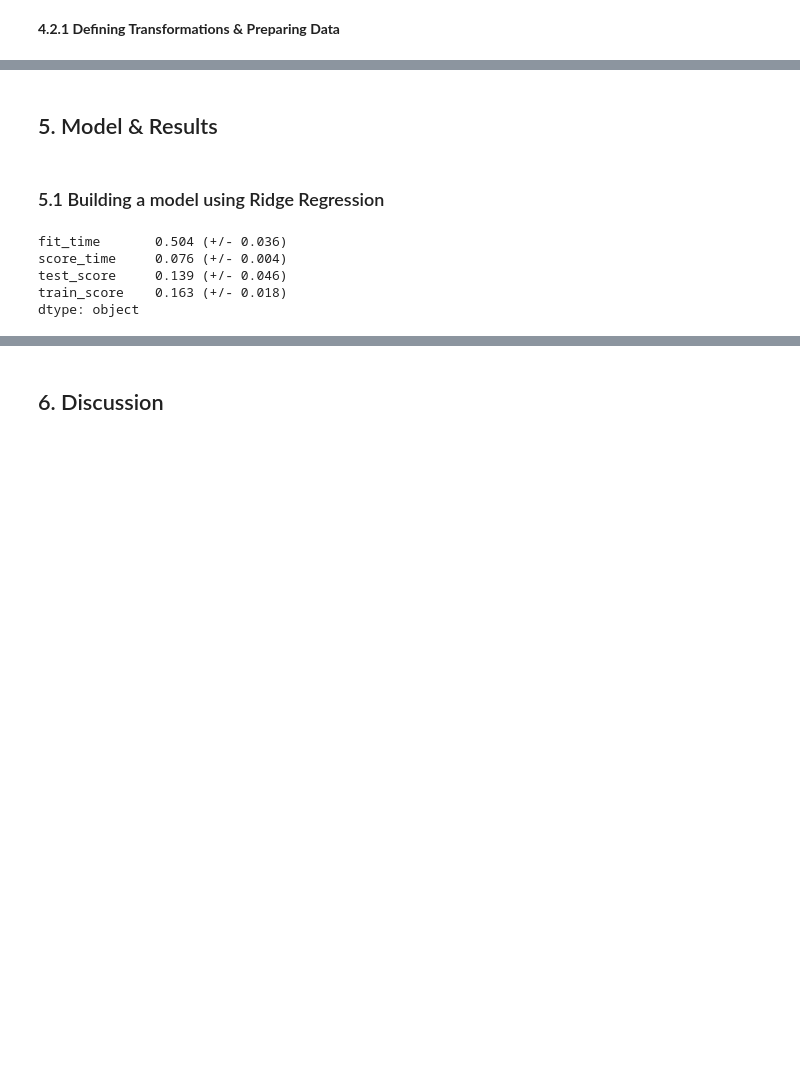
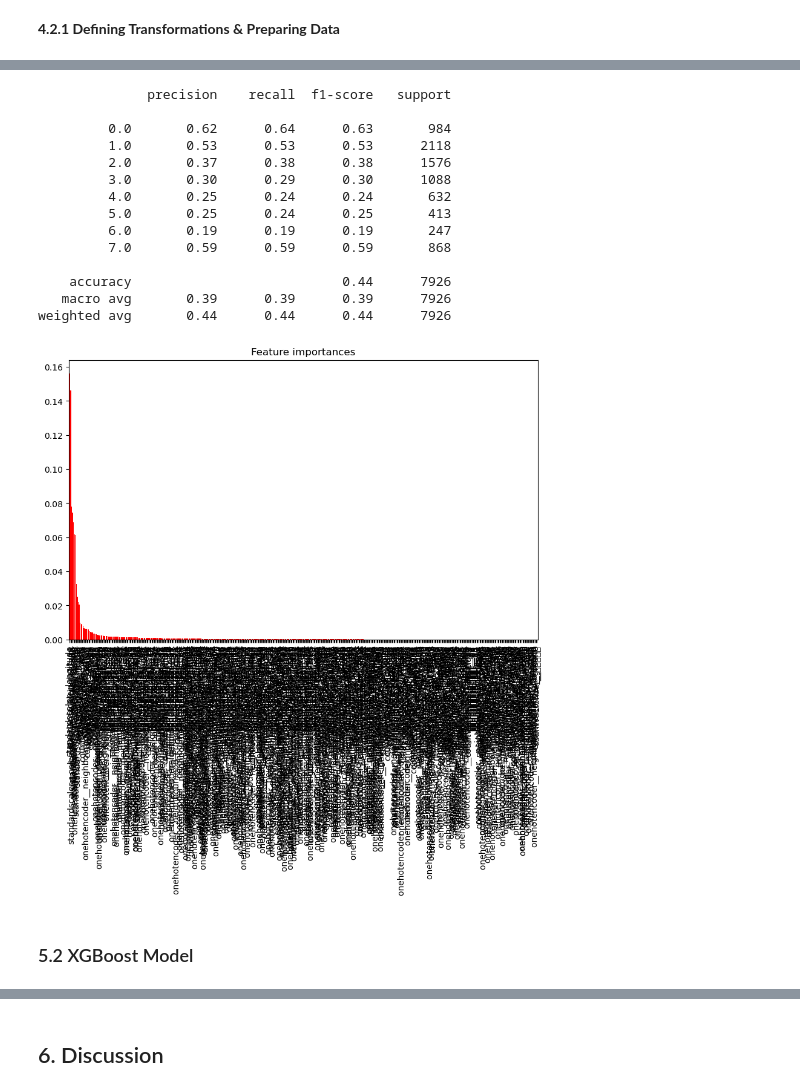
Before and after one commit to DSCI-310-2024/DSCI_310_Group_9_NY-airbnb-analysis, a Jupyter notebook: src/milestone_1.ipynb, the cells around one changed output, grey strips where cells are left out. Saved outputs shown, nothing was run; the diff lists cells and outputs as text; code cells hidden in the pictures; blank space fills up the shorter version.

```diff
--- a/src/milestone_1.ipynb
+++ b/src/milestone_1.ipynb
@@ -311,10 +344,8 @@ Drop Columns: ['host_name', 'host_id', 'id', 'license', 'last_review']
 # %%
-train_df, test_df = train_test_split(data, test_size=0.2, shuffle=True)
-
 X_train = train_df.drop(['price'], axis=1)
-y_train = train_df['price']
+y_train = train_df['price_category']
 X_test = test_df.drop(['price'], axis=1)
-y_test = test_df['price']
+y_test = test_df['price_category']
 
 print(f'Train Shape: {train_df.shape}\nTest Shape: {test_df.shape}\n')
 
@@ -596,10 +560,9 @@ preprocessor = make_column_transformer(
 
 We can implement a Dummy Regressor model as a baseline to assess our model with.
 # %%
-dummy_model = DummyRegressor()
+dummy_model = DummyClassifier()
 
 dummy_pipe = make_pipeline(preprocessor, dummy_model)
-dummy_pipe.fit(X_train, y_train)
-# dummy_predictions = dummy_pipe.predict(X_test)
-f'Test Score is: {dummy_pipe.score(X_test, y_test)}'
+dummy_pipe.fit(X_train, y_train_encoded)
+f'Test Score is: {dummy_pipe.score(X_test, y_test_encoded)}'
 # %% [output]
@@ -606,0 +578,28 @@ TypeError: unsupported operand type(s) for /: 'str' and 'int'
+# %%
+from matplotlib.pyplot import figure
+def build_model(model, preprocessor, X_train, y_train_encoded, X_test, y_test_encoded, clf=False):
+    model_pipe = make_pipeline(preprocessor, model)
+    model = model_pipe.fit(X_train, y_train_encoded)
+    predictions = model.predict(X_test)
+    print(classification_report(y_test_encoded, predictions))
+
+    if clf:
+        # Assuming the model is the last step of the pipeline, we access it directly
+        trained_model = model_pipe[-1]
+        feature_names = preprocessor.get_feature_names_out()
+
+        # Check if the model has the attribute 'feature_importances_'
+        if hasattr(trained_model, 'feature_importances_'):
+            importances = trained_model.feature_importances_
+
+            # Plotting
+            import matplotlib.pyplot as plt
+            indices = np.argsort(importances)[::-1]
+            plt.figure(figsize=(10, 6))
+            plt.title("Feature importances")
+            plt.bar(range(len(importances)), importances[indices], color="r", align="center")
+            plt.xticks(range(len(importances)), feature_names[indices], rotation=90)
+            plt.xlim([-1, len(importances)])
+            plt.show()
+        else:
+            print("The model does not support feature importance.")
@@ -607,4 +612,21 @@ TypeError: unsupported operand type(s) for /: 'str' and 'int'
+# %%
+clf = DecisionTreeClassifier()
+build_model(clf, preprocessor, X_train, y_train_encoded, X_test, y_test_encoded, clf=True)
+# %% [output]
+              precision    recall  f1-score   support
+
+         0.0       0.62      0.64      0.63       984
+         1.0       0.53      0.53      0.53      2118
+         2.0       0.37      0.38      0.38      1576
+         3.0       0.30      0.29      0.30      1088
+         4.0       0.25      0.24      0.24       632
+         5.0       0.25      0.24      0.25       413
+         6.0       0.19      0.19      0.19       247
+         7.0       0.59      0.59      0.59       868
+
+    accuracy                           0.44      7926
+   macro avg       0.39      0.39      0.39      7926
+weighted avg       0.44      0.44      0.44      7926
+[figure, added]
 # %% [markdown]
-## 5. Model & Results
+### 5.2 XGBoost Model
-# %% [markdown]
-### 5.1 Building a model using Ridge Regression
@@ -626,13 +632,0 @@ def eval_model(model, X_train, y_train, return_train_score=True):
-# %%
-ridge_pipe = make_pipeline(preprocessor, Ridge())
-
-ridge_model = ridge_pipe.fit(X_train, y_train)
-
-
-eval_model(ridge_model, X_train, y_train)
-# %% [output]
-fit_time       0.504 (+/- 0.036)
-score_time     0.076 (+/- 0.004)
-test_score     0.139 (+/- 0.046)
-train_score    0.163 (+/- 0.018)
-dtype: object
```
Also changed, not shown: parts of 39 cells of this notebook, 2 other files.
